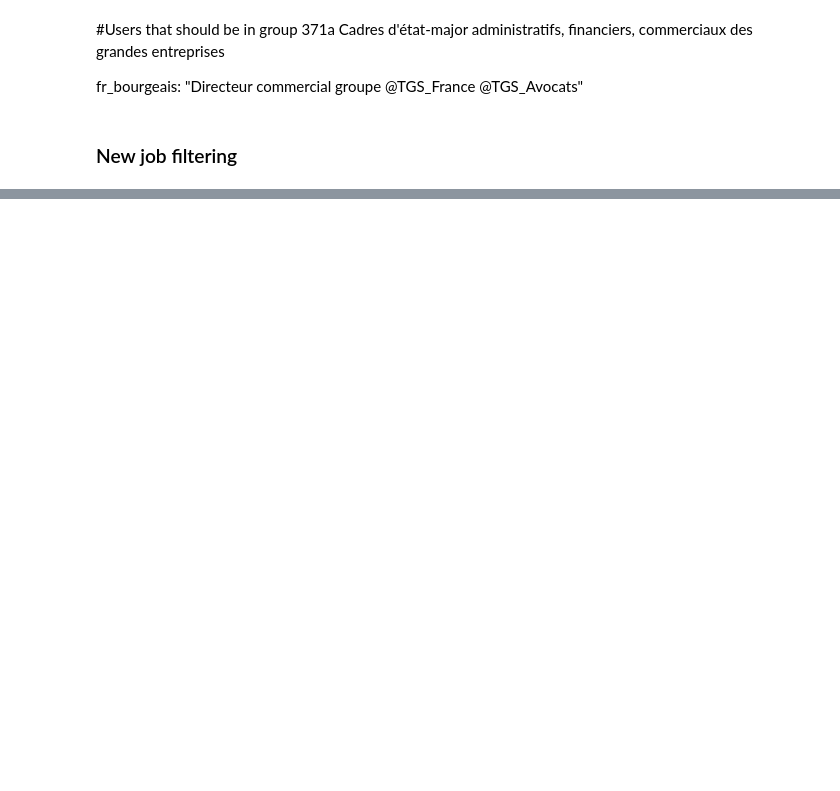
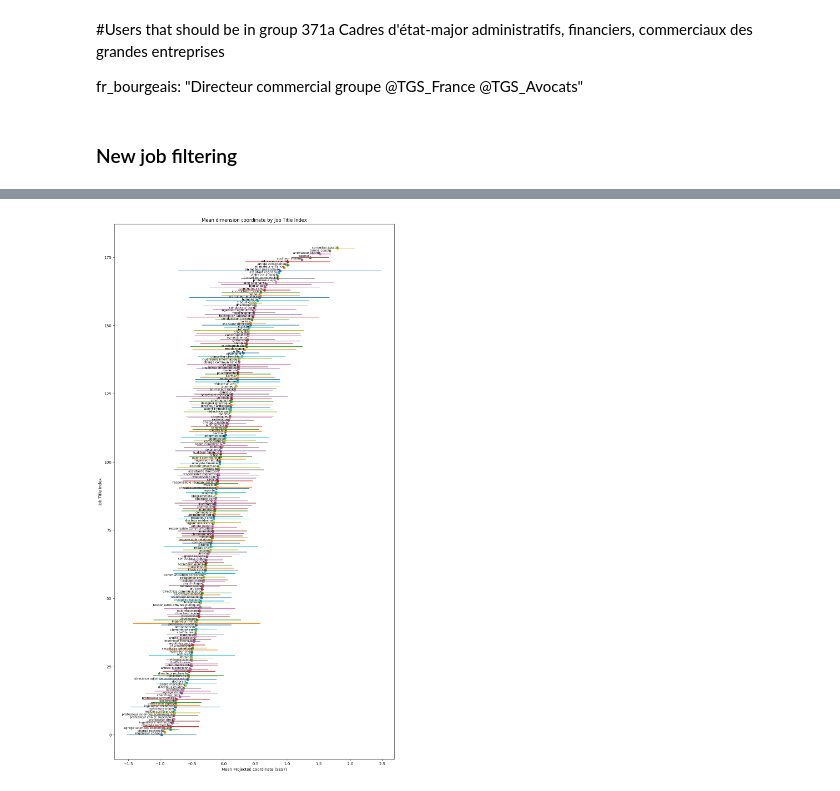
Before and after one commit to livtol99/Liv-Stage---FOCOS-Hand-Over, a Jupyter notebook: Code/Brand Validation/Income_val.ipynb, the cells around one changed output, grey strips where cells are left out. Cells and saved outputs as stored; diff of their text form; code cells hidden in the pictures; blank space fills up the shorter version.

```diff
--- a/Code/Brand Validation/Income_val.ipynb
+++ b/Code/Brand Validation/Income_val.ipynb
@@ -603,0 +507,11 @@ grouped = grouped.sort_values(('0', 'mean'))
+# %%
+bios_exploded = bios_exploded[bios_exploded['titles'] != ('analyste',)]
+bios_exploded = bios_exploded[bios_exploded['titles'] != ('rédacteur',)]
+bios_exploded = bios_exploded[bios_exploded['titles'] != ('rédactrice',)]
+bios_exploded = bios_exploded[bios_exploded['titles'] != ('reporter images',)]
+bios_exploded = bios_exploded[bios_exploded['titles'] != ('secrétaire',)]
+
+bios_exploded = bios_exploded[bios_exploded['titles'] != ('médecin santé publique',)]
+bios_exploded = bios_exploded[bios_exploded['titles'] != ('médecin éducation nationale',)]
+bios_exploded = bios_exploded[bios_exploded['titles'] != ('médecin du sport',)]
+bios_exploded = bios_exploded[bios_exploded['titles'] != ('secrétaire',)]
@@ -603,0 +530,8 @@ grouped = grouped.sort_values(('0', 'mean'))
+# %%
+bios_exploded = bios_exploded.drop_duplicates('follower_id', keep='first')
+
+# Convert all titles to lowercase
+job_titles['titles'] = job_titles['titles'].apply(lambda x: tuple([i.lower() for i in x]))
+bios_exploded['titles'] = bios_exploded['titles'].apply(lambda x: tuple([i.lower() for i in x]))
+
+bios_exploded = bios_exploded.merge(job_titles, on='titles', how='left')
@@ -603,0 +550,33 @@ grouped = grouped.sort_values(('0', 'mean'))
+# %%
+import matplotlib.pyplot as plt
+import numpy as np
+
+# Calculate the mean of 'projection' and its standard deviation for each job group
+grouped = bios_exploded.groupby('token').agg({'0': ['mean', 'std'], 'PCS_ESE_class': 'first'}).reset_index()
+
+# Sort the jobs by the mean SES and reset index
+grouped = grouped.sort_values(('0', 'mean')).reset_index(drop=True)
+plt.figure(figsize=(13, 25))  # Adjust the size of the figure
+
+# Plot error bars for each job with a small random jitter added to the y-coordinates
+for i in range(grouped.shape[0]):
+    jitter = np.random.uniform(-0.3, 0.3)  # adjust the range as needed
+    plt.errorbar(x=grouped[('0', 'mean')][i],
+                 y=i + jitter,
+                 xerr=grouped[('0', 'std')][i],
+                 fmt='o')
+
+# Add job labels to each point with reduced text size
+for i in range(grouped.shape[0]):
+    plt.text(grouped[('0', 'mean')][i],
+             i,
+             grouped['token'][i],
+             ha = 'right', va = 'bottom', fontsize=8)  # Adjust fontsize as needed
+
+plt.xlabel('Mean Projected coordinate (SES?)')
+plt.ylabel('Job Title Index')
+plt.title('Mean dimension coordinate by Job Title Index')
+
+plt.show()
+# %% [output]
+[figure, added]
```
Also changed, not shown: parts of 58 cells of this notebook, 3 other files.
